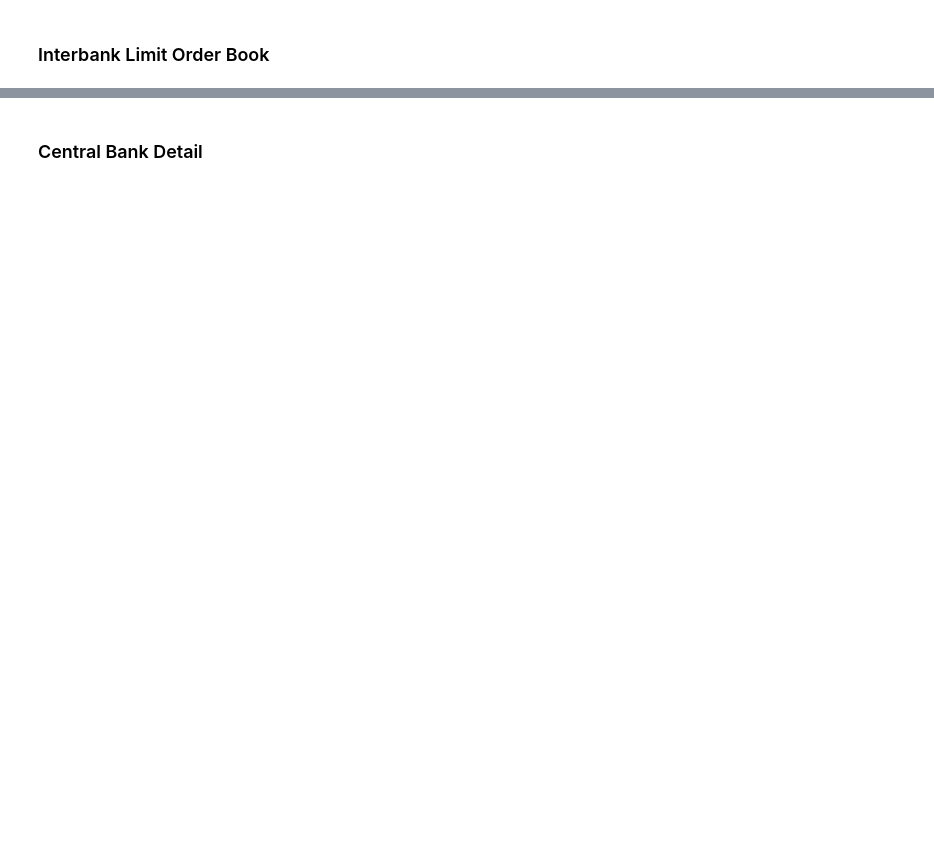
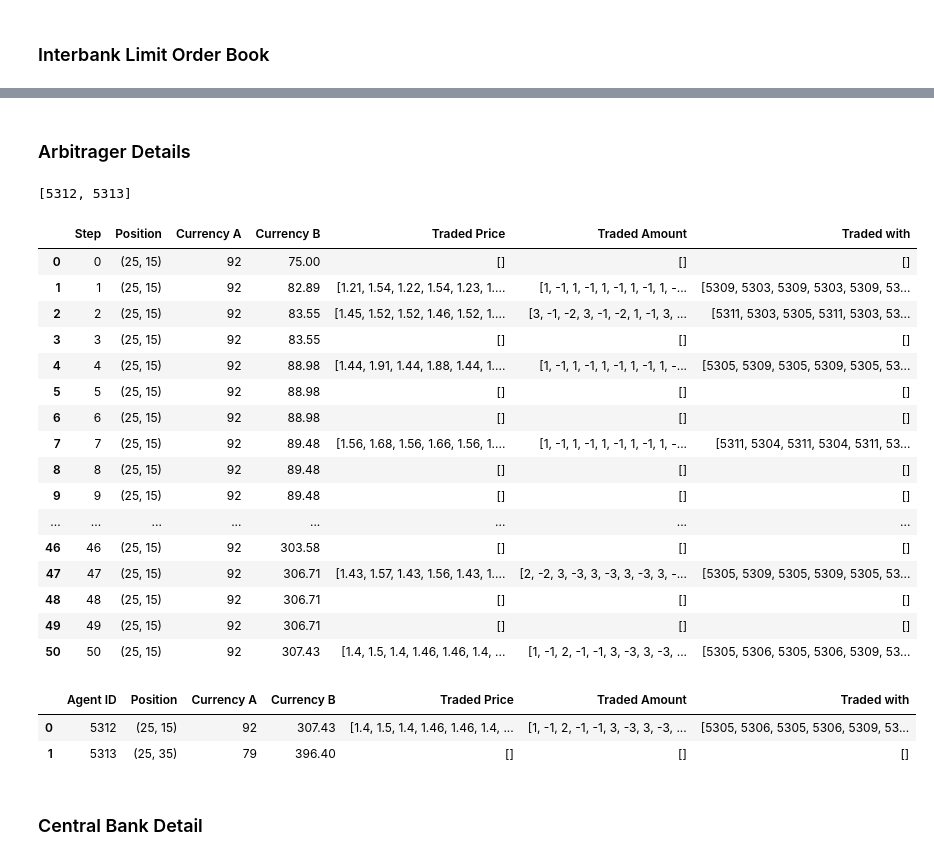
Before and after one commit to Gordonhosy/abm-fx, a Jupyter notebook: main.ipynb, the cells around one changed output, grey strips where cells are left out. Saved outputs shown, nothing was run; the diff lists cells and outputs as text; code cells hidden in the pictures; blank space fills up the shorter version.

Commit message:
added arbitrager

```diff
--- a/main.ipynb
+++ b/main.ipynb
@@ -116,3 +99,35 @@ model.international_bank_details.lob(steps)
+# %% [markdown]
+### Arbitrager Details
+# %%
+model.arbitrager_details.all_ids()
+# %% [output]
+[5312, 5313]
+# %%
+model.arbitrager_details.by_agent(model.arbitrager_details.all_ids()[0])
+# %% [output]
+|  | Step | Position | Currency A | Currency B | Traded Price | Traded Amount | Traded with |
+| 0 | 0 | (25, 15) | 92 | 75.00 | [] | [] | [] |
+| 1 | 1 | (25, 15) | 92 | 82.89 | [1.21, 1.54, 1.22, 1.54, 1.23, 1.... | [1, -1, 1, -1, 1, -1, 1, -1, 1, -... | [5309, 5303, 5309, 5303, 5309, 53... |
+| 2 | 2 | (25, 15) | 92 | 83.55 | [1.45, 1.52, 1.52, 1.46, 1.52, 1.... | [3, -1, -2, 3, -1, -2, 1, -1, 3, ... | [5311, 5303, 5305, 5311, 5303, 53... |
+| 3 | 3 | (25, 15) | 92 | 83.55 | [] | [] | [] |
+| 4 | 4 | (25, 15) | 92 | 88.98 | [1.44, 1.91, 1.44, 1.88, 1.44, 1.... | [1, -1, 1, -1, 1, -1, 1, -1, 1, -... | [5305, 5309, 5305, 5309, 5305, 53... |
+| 5 | 5 | (25, 15) | 92 | 88.98 | [] | [] | [] |
+| 6 | 6 | (25, 15) | 92 | 88.98 | [] | [] | [] |
+| 7 | 7 | (25, 15) | 92 | 89.48 | [1.56, 1.68, 1.56, 1.66, 1.56, 1.... | [1, -1, 1, -1, 1, -1, 1, -1, 1, -... | [5311, 5304, 5311, 5304, 5311, 53... |
+| 8 | 8 | (25, 15) | 92 | 89.48 | [] | [] | [] |
+| 9 | 9 | (25, 15) | 92 | 89.48 | [] | [] | [] |
+| ... | ... | ... | ... | ... | ... | ... | ... |
+| 46 | 46 | (25, 15) | 92 | 303.58 | [] | [] | [] |
+| 47 | 47 | (25, 15) | 92 | 306.71 | [1.43, 1.57, 1.43, 1.56, 1.43, 1.... | [2, -2, 3, -3, 3, -3, 3, -3, 3, -... | [5305, 5309, 5305, 5309, 5305, 53... |
+| 48 | 48 | (25, 15) | 92 | 306.71 | [] | [] | [] |
+| 49 | 49 | (25, 15) | 92 | 306.71 | [] | [] | [] |
+| 50 | 50 | (25, 15) | 92 | 307.43 | [1.4, 1.5, 1.4, 1.46, 1.46, 1.4, ... | [1, -1, 2, -1, -1, 3, -3, 3, -3, ... | [5305, 5306, 5305, 5306, 5309, 53... |
+# %%
+model.arbitrager_details.by_step(steps)
+# %% [output]
+|  | Agent ID | Position | Currency A | Currency B | Traded Price | Traded Amount | Traded with |
+| 0 | 5312 | (25, 15) | 92 | 307.43 | [1.4, 1.5, 1.4, 1.46, 1.46, 1.4, ... | [1, -1, 2, -1, -1, 3, -3, 3, -3, ... | [5305, 5306, 5305, 5306, 5309, 53... |
+| 1 | 5313 | (25, 35) | 79 | 396.40 | [] | [] | [] |
 # %% [markdown]
 ### Central Bank Detail
 # %%
```
Also changed, not shown: parts of 10 cells of this notebook, 5 other files.
